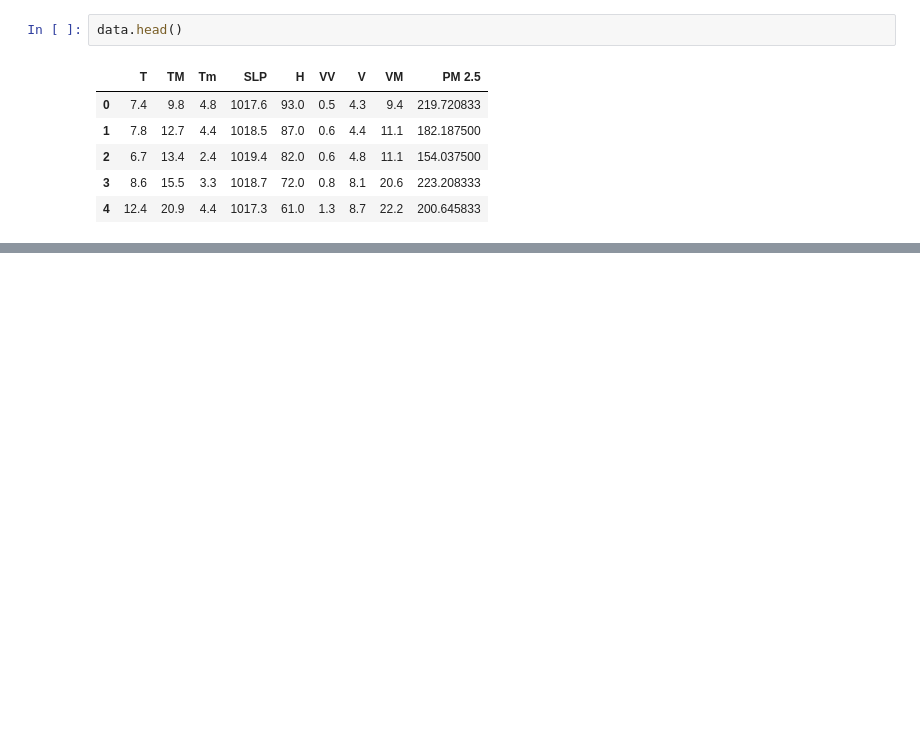
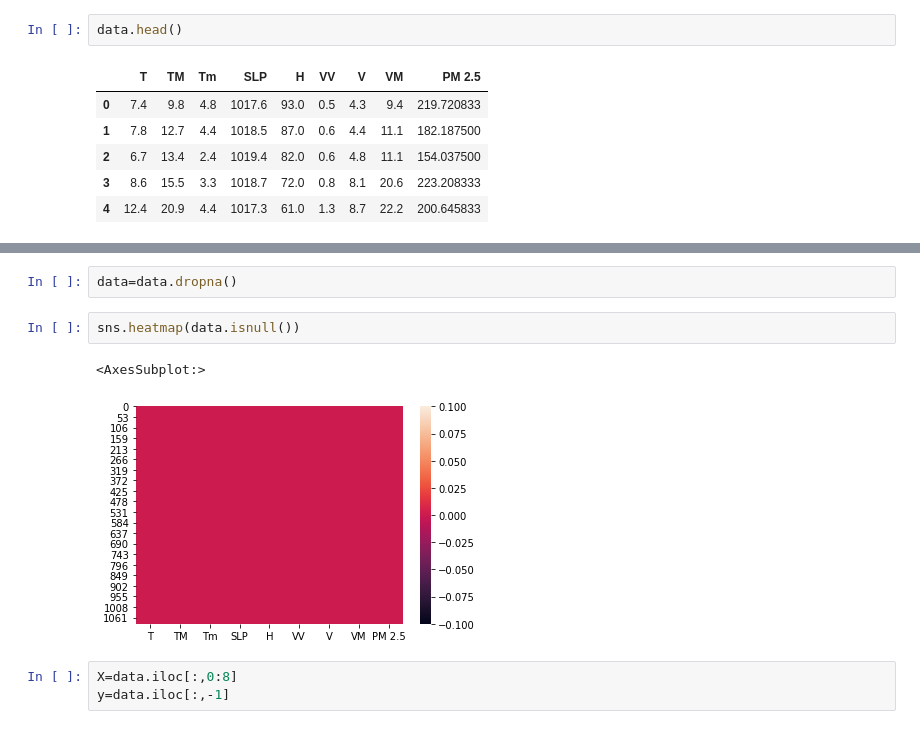
Before and after one commit to rishabhs-s/Air-Quality-ML, a Jupyter notebook: Ridge and lasso regression.ipynb, the cells around one changed output, grey strips where cells are left out. Cells and saved outputs as stored; diff of their text form; blank space fills up the shorter version.

```diff
--- a/Ridge and lasso regression.ipynb
+++ b/Ridge and lasso regression.ipynb
@@ -16,0 +22,10 @@ data.head()
+# %%
+data=data.dropna()
+# %%
+sns.heatmap(data.isnull())
+# %% [output]
+<AxesSubplot:>
+[figure, added]
+# %%
+X=data.iloc[:,0:8]
+y=data.iloc[:,-1]
```
Also changed, not shown: parts of 26 cells of this notebook.
